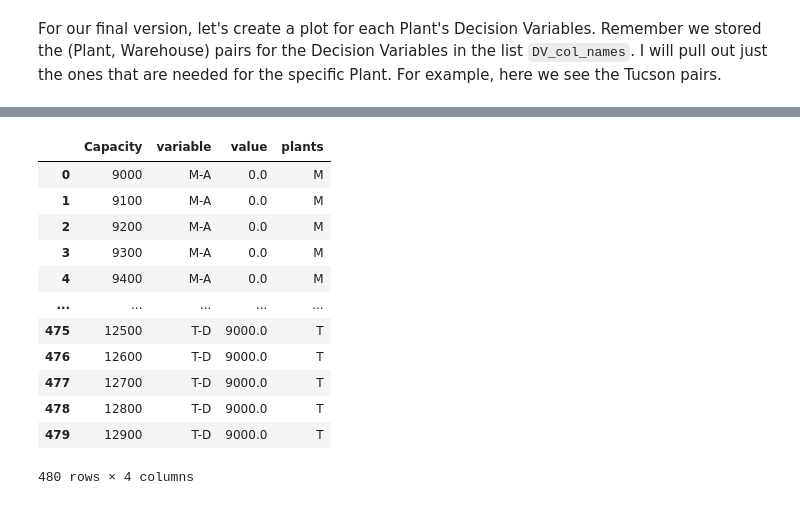
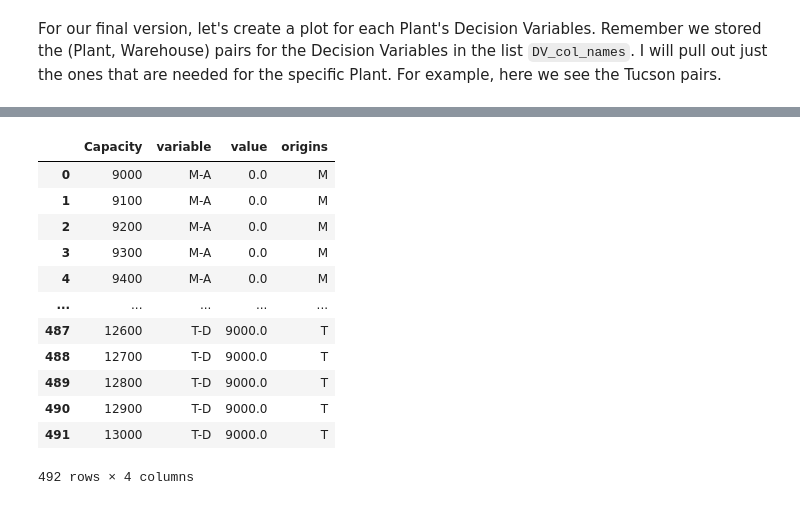
Before and after one commit to rtelmore/info-3440, a Jupyter notebook: in-class-material/week-06/Class-One/w06-c01-transportation-end-s2.ipynb, the cells around one changed output, grey strips where cells are left out. Saved outputs shown, nothing was run; the diff lists cells and outputs as text; code cells hidden in the pictures.

```diff
--- a/in-class-material/week-06/Class-One/w06-c01-transportation-end-s2.ipynb
+++ b/in-class-material/week-06/Class-One/w06-c01-transportation-end-s2.ipynb
@@ -284,5 +290,5 @@ capacity
 # %%
-new_cap = [i*100 for i in list(range(90, 130))]
+new_cap = [i*100 for i in list(range(90, 131))]
 new_cap
 # %% [output]
 [9000,
@@ -455,17 +479,17 @@ For our final version, let's create a plot for each Plant's Decision Variables.
 # %%
-df['plants'] = df['variable'].str[:1]
+df['origins'] = df['variable'].str[:1]
 df
 # %% [output]
-|  | Capacity | variable | value | plants |
+|  | Capacity | variable | value | origins |
 | 0 | 9000 | M-A | 0.0 | M |
 | 1 | 9100 | M-A | 0.0 | M |
 | 2 | 9200 | M-A | 0.0 | M |
 | 3 | 9300 | M-A | 0.0 | M |
 | 4 | 9400 | M-A | 0.0 | M |
 | ... | ... | ... | ... | ... |
-| 475 | 12500 | T-D | 9000.0 | T |
-| 476 | 12600 | T-D | 9000.0 | T |
-| 477 | 12700 | T-D | 9000.0 | T |
-| 478 | 12800 | T-D | 9000.0 | T |
-| 479 | 12900 | T-D | 9000.0 | T |
+| 487 | 12600 | T-D | 9000.0 | T |
+| 488 | 12700 | T-D | 9000.0 | T |
+| 489 | 12800 | T-D | 9000.0 | T |
+| 490 | 12900 | T-D | 9000.0 | T |
+| 491 | 13000 | T-D | 9000.0 | T |
-480 rows × 4 columns
+492 rows × 4 columns
```
Also changed, not shown: parts of 19 cells of this notebook, 2 other files.
